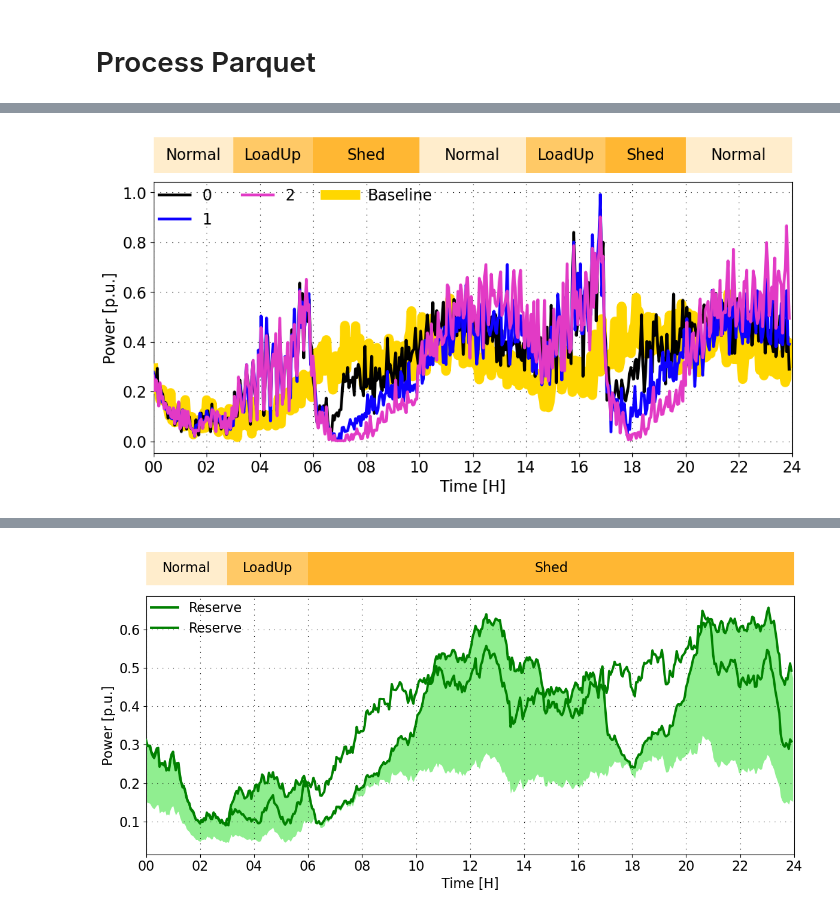
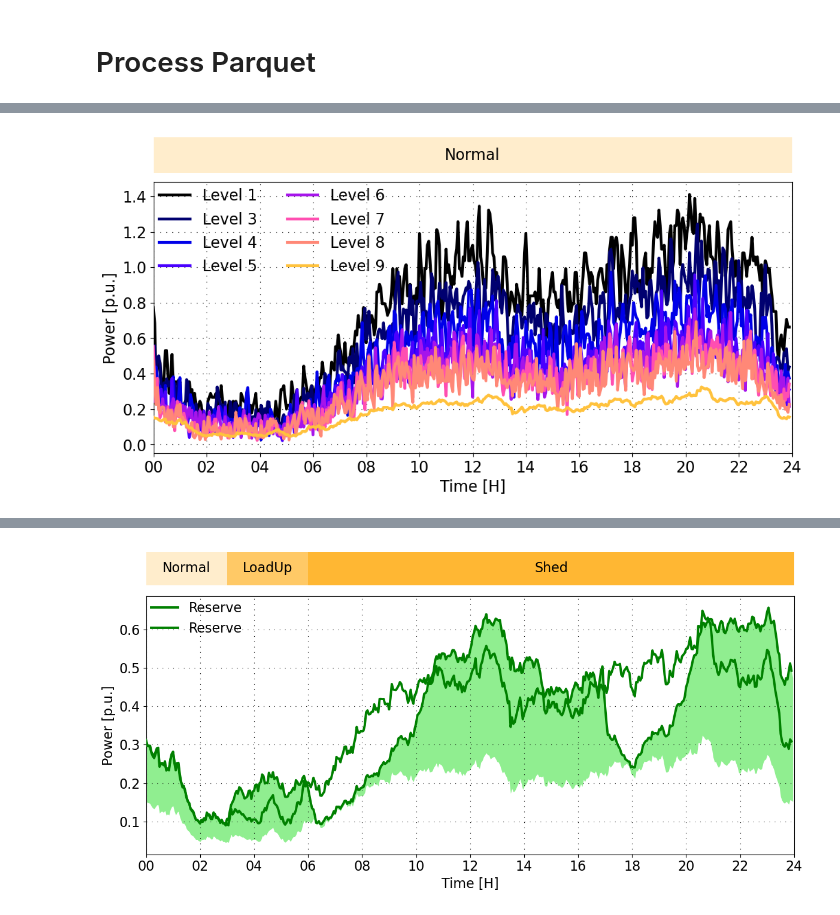
Before and after one commit to PortlandStatePowerLab/OCHRE_Run_Scripts, a Jupyter notebook: X4_analyzeDB.ipynb, the cells around one changed output, grey strips where cells are left out. Cells and saved outputs as stored; diff of their text form; code cells hidden in the pictures.

```diff
--- a/X4_analyzeDB.ipynb
+++ b/X4_analyzeDB.ipynb
@@ -1055,14 +708,15 @@ n = 409
 N = n * prated
 
 keys_to_plot = [key for key in all_results]
-keys_to_plot = ['Tset120_Shed115_DB_5', 'Tset120_Shed115_DB_10', 'Tset120_Shed115_DB_15', 'Tset120_Baseline_DB_7']
+
+keys = [key[16:] for key in keys_to_plot]
 
 # -------------------------------
 # Example bars subplot data
 # -------------------------------
 #ENERGY
-results = {'': [3, 3, 4, 4, 3, 3, 4]}
-words = ['Normal', 'LoadUp', 'Shed', 'Normal', 'LoadUp','Shed','Normal']
+# results = {'': [3, 3, 4, 4, 3, 3, 4]}
+# words = ['Normal', 'LoadUp', 'Shed', 'Normal', 'LoadUp','Shed','Normal']
 
 # EFFICIENCY TEST
 # results = {'': [6, 4, 7, 3, 4]}
@@ -1076,8 +730,8 @@ words = ['Normal', 'LoadUp', 'Shed', 'Normal', 'LoadUp','Shed','Normal']
 # results = {'': [3, 3, 18]}
 # words = ['Normal', 'LoadUp', 'Shed']
 
-# results = {'':[24]}
-# words = ['Normal']
+results = {'':[24]}
+words = ['Normal']
 
 # JOE
 
@@ -1243,17 +897,17 @@ for i, db_series in enumerate(DB_list):
         cmap(np.linspace(0, 0.8, 256)) # 0, 0.7, 256
     )
 
-    colors = [cmap_trunc(i / (len(keys_to_plot) - 1))
+    colors = [cmap_trunc(i / (len(keys_to_plot) - 1)) # go back to -1
               for i in range(len(keys_to_plot))]
 
     lw = [8, 4, 4, 4]
     lab = [1, 3, 4, 5, 6, 7, 8, 9]
     # lab = ['Tshed = 122F\nDB = 7F', 'Baseline']
-    lab = ['Baseline', 'Reserve (Level 1)', 'Reserve (Level 9)', 'No Event']
+    # lab = ['Baseline', 'Reserve (Level 1)', 'Reserve (Level 9)', 'No Event']
     col = ['gold', 'green', 'darkorchid', 'xkcd:cerulean']
     # col = ['green', 'darkorchid']
     ls = ["-","-", "-", (0, (1, 1)) ]
-    lab = ['Shed', 'Baseline']
+    # lab = keys
     col = ['green', 'darkorchid']
     lw = [4, 4]
 
@@ -1286,7 +940,7 @@ for i, db_series in enumerate(DB_list):
         # color=col[i],
         linewidth=3,
         linestyle="-",
-        label=f'{i}',
+        label=f'Level {lab[i]}',
         zorder = 10
         # label=leg[i]
     )
@@ -1350,32 +1004,32 @@ ax_control.tick_params(axis='y', labelsize=A)
 
 # X-axis formatting
 start_hour = 0
 stop_hour = 24
 ax_control.set_xlim(start_hour, stop_hour)
 ax_control.set_xticks(range(start_hour, stop_hour+1, 2))
 ax_control.set_xticklabels([f"{h:02d}" for h in range(start_hour, stop_hour+1, 2)])
 
 # ax_control.set_ylim(0, 0.35)
 # ax_control.set_yticks([0, 0.05, 0.1, 0.15, 0.2, 0.25, 0.3])
 
 
 ax_control.grid(True, linestyle=(0, (1, 7)), color='black', linewidth=0.8)
 # ax_control.legend(fontsize=A)
 ax_control.legend(
-    ncol=3,
+    ncol=2,
     fontsize=A,
     loc="upper left",        # anchor the legend at the upper left of the bbox
     # bbox_to_anchor=(1., 1.0),  # move the legend outside, just to the right
     borderaxespad=0,          # remove padding between axes and legend
     frameon=False
 )
 
 
 RESULTS_DIR = r"C:\Users\danap\OCHRE_Working\Figs"
 filename = '180113_1_3_EnergyMorning.pdf'
 filepath = os.path.join(RESULTS_DIR, filename)
 # plt.savefig(filepath, format='pdf', bbox_inches='tight', pad_inches=0)
 # plt.tight_layout()
 plt.show()
 # %% [output]
-[figure, old version]
+[figure, new version]
```
Also changed, not shown: parts of 11 cells of this notebook, 4 other files.
